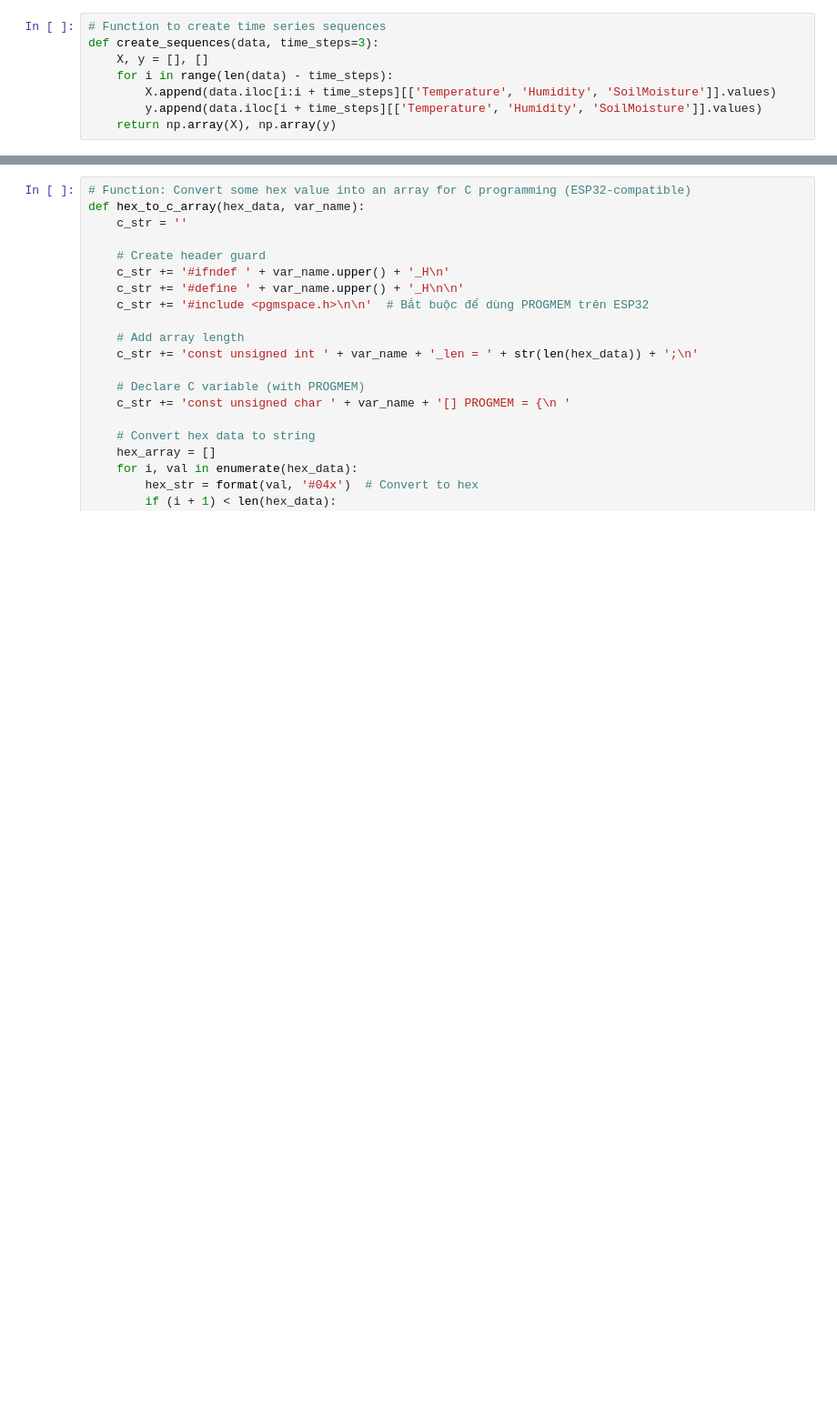
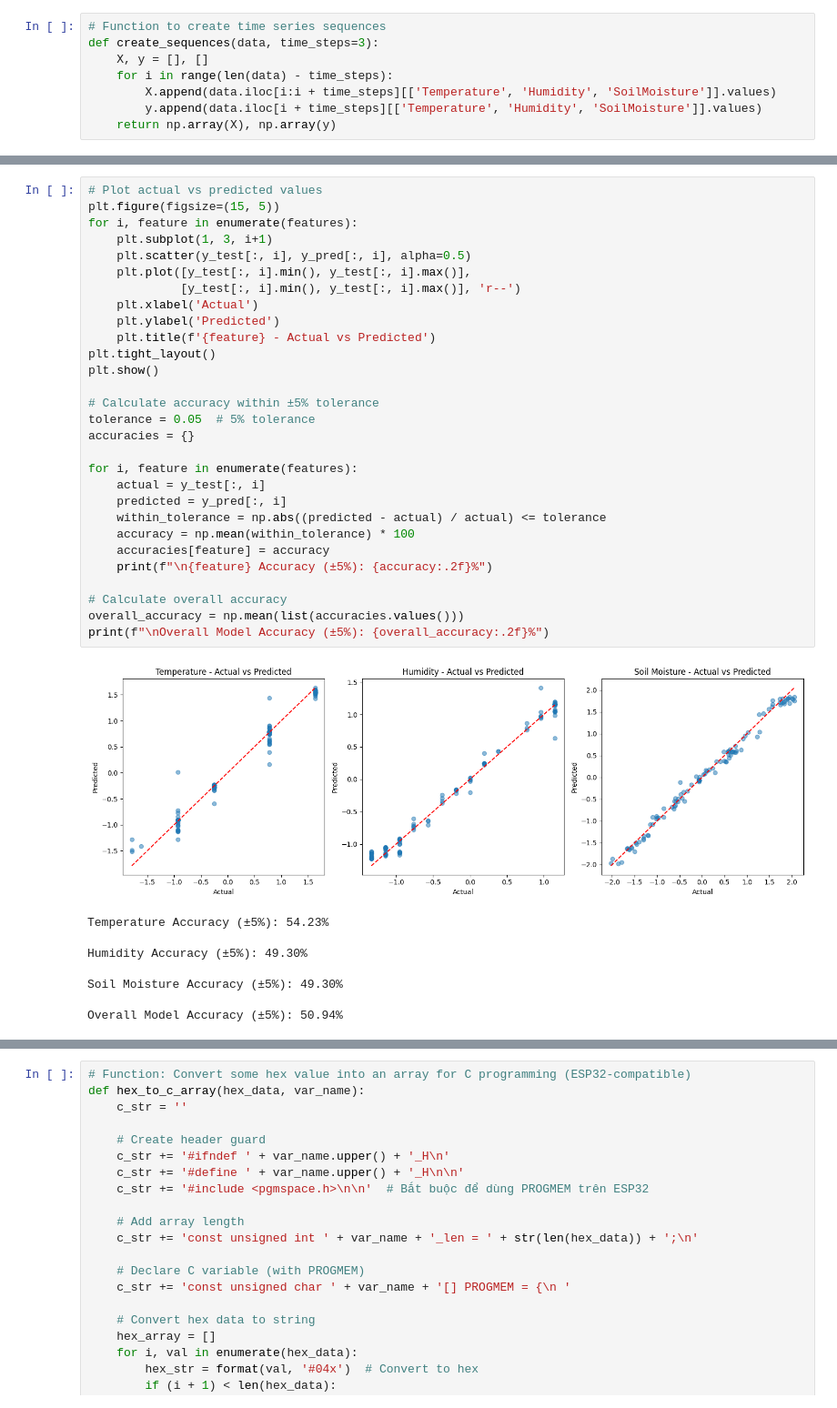
Before and after one commit to tbdung1/he_thong_nhung_D21, a Jupyter notebook: Model/model_updated.ipynb, the cells around one changed output, grey strips where cells are left out. Shown at 91% size. Saved outputs shown, nothing was run; the diff lists cells and outputs as text; blank space fills up the shorter version.

```diff
--- a/Model/model_updated.ipynb
+++ b/Model/model_updated.ipynb
@@ -205,3 +218,41 @@ Time Step 706:
+# %%
+# Plot actual vs predicted values
+plt.figure(figsize=(15, 5))
+for i, feature in enumerate(features):
+    plt.subplot(1, 3, i+1)
+    plt.scatter(y_test[:, i], y_pred[:, i], alpha=0.5)
+    plt.plot([y_test[:, i].min(), y_test[:, i].max()],
+             [y_test[:, i].min(), y_test[:, i].max()], 'r--')
+    plt.xlabel('Actual')
+    plt.ylabel('Predicted')
+    plt.title(f'{feature} - Actual vs Predicted')
+plt.tight_layout()
+plt.show()
+
+# Calculate accuracy within ±5% tolerance
+tolerance = 0.05  # 5% tolerance
+accuracies = {}
+
+for i, feature in enumerate(features):
+    actual = y_test[:, i]
+    predicted = y_pred[:, i]
+    within_tolerance = np.abs((predicted - actual) / actual) <= tolerance
+    accuracy = np.mean(within_tolerance) * 100
+    accuracies[feature] = accuracy
+    print(f"\n{feature} Accuracy (±5%): {accuracy:.2f}%")
+
+# Calculate overall accuracy
+overall_accuracy = np.mean(list(accuracies.values()))
+print(f"\nOverall Model Accuracy (±5%): {overall_accuracy:.2f}%")
+# %% [output]
+[figure, added]
+Temperature Accuracy (±5%): 54.23%
+
+Humidity Accuracy (±5%): 49.30%
+
+Soil Moisture Accuracy (±5%): 49.30%
+
+Overall Model Accuracy (±5%): 50.94%
 # %%
 # Define the representative dataset generator for quantization
 def representative_data_gen():
```
Also changed, not shown: parts of 11 cells of this notebook, 14 other files.
